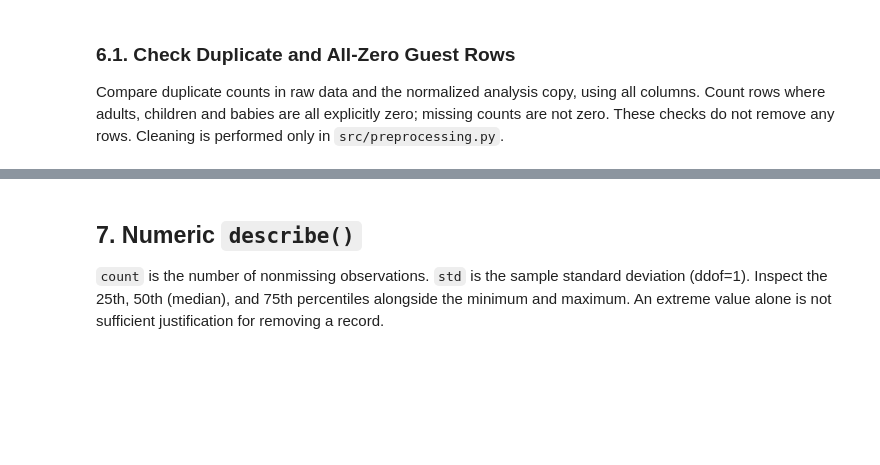
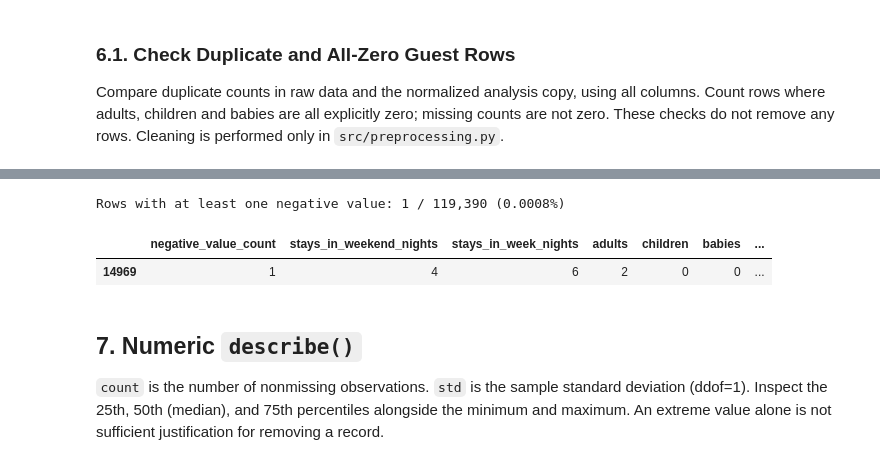
Before and after one commit to Buse04/hotel-cancellation, a Jupyter notebook: notebooks/eda_irmak.ipynb, the cells around one changed output, grey strips where cells are left out. Saved outputs shown, nothing was run; the diff lists cells and outputs as text; code cells hidden in the pictures; blank space fills up the shorter version.

Commit message:
add check negative columns (#2)

```diff
--- a/notebooks/eda_irmak.ipynb
+++ b/notebooks/eda_irmak.ipynb
@@ -136,7 +135,7 @@ Update the single configuration below if the dataset's missing-value policy chan
 `pandas_null_count`, `blank_count`, and `missing_token_count` are mutually exclusive counts.
 Percentages use all rows as the denominator. Raw values remain unchanged.
 # %%
-# Missing-marker configuration is shared with src.preprocessing.
+MISSING_TOKENS = frozenset({"NULL", "null", "NA", "N/A", "NaN", "nan"})
 
 
 def missing_value_summary(
@@ -220,6 +219,25 @@ Keep all rows and columns, including `reservation_status` and `reservation_statu
 Leakage columns are removed only in `src/preprocessing.py`.
 Binary labels and calendar codes are not continuous measurements.
 # %%
+def build_bookings_copy(
+    frame: pd.DataFrame,
+    numeric_columns: tuple[str, ...],
+    missing_tokens: frozenset[str],
+) -> pd.DataFrame:
+    """Normalize missing markers and convert numeric columns on an independent copy."""
+    absent = sorted(set(numeric_columns) - set(frame.columns))
+    if absent:
+        raise ValueError(f"Expected numeric columns not found: {absent}")
+    view = frame.copy(deep=True)
+    for column in view.columns:
+        stripped = view[column].astype("string").str.strip()
+        missing = stripped.isin(missing_tokens) | stripped.eq("").fillna(False)
+        view[column] = view[column].mask(missing, pd.NA)
+    for column in numeric_columns:
+        view[column] = pd.to_numeric(view[column], errors="raise")
+    return view
+
+
 bookings_copy = build_bookings_copy(
     raw_bookings, NUMERIC_COLUMNS, MISSING_TOKENS
 )
@@ -249,3 +295,24 @@ print(f"Rows retained for EDA: {len(bookings_copy):,}")
+# %%
+NONNEGATIVE_FEATURES = (
+    "stays_in_weekend_nights", "stays_in_week_nights", "adults", "children",
+    "babies", "is_repeated_guest", "previous_cancellations",
+    "previous_bookings_not_canceled", "days_in_waiting_list",
+    "required_car_parking_spaces", "total_of_special_requests", "adr",
+)
+negative_values = bookings_copy.loc[:, list(NONNEGATIVE_FEATURES)].lt(0)
+negative_count_per_row = negative_values.sum(axis=1)
+rows_with_negative = negative_count_per_row.gt(0)
+negative_row_count = int(rows_with_negative.sum())
+negative_row_percentage = 100 * negative_row_count / len(bookings_copy) if len(bookings_copy) else 0.0
+
+print(f"Rows with at least one negative value: {negative_row_count:,} / {len(bookings_copy):,} ({negative_row_percentage:.4f}%)")
+negative_rows = bookings_copy.loc[rows_with_negative, list(NONNEGATIVE_FEATURES)].copy()
+negative_rows.insert(0, "negative_value_count", negative_count_per_row.loc[rows_with_negative])
+display(negative_rows)
+# %% [output]
+Rows with at least one negative value: 1 / 119,390 (0.0008%)
+|  | negative_value_count | stays_in_weekend_nights | stays_in_week_nights | adults | children | babies | ... |
+| 14969 | 1 | 4 | 6 | 2 | 0 | 0 | ... |
 # %% [markdown]
 ## 7. Numeric `describe()`
 
```
Also changed, not shown: parts of 16 cells of this notebook.
